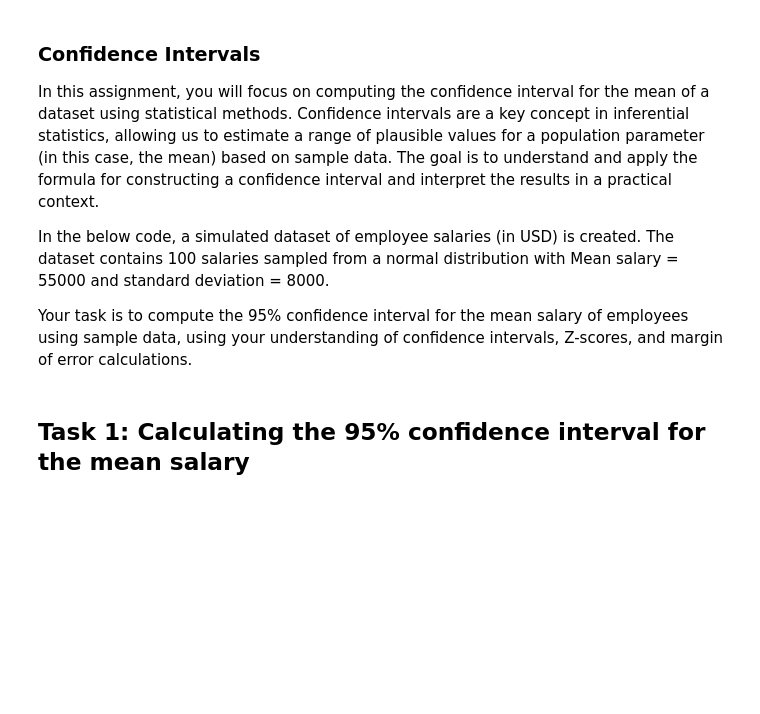
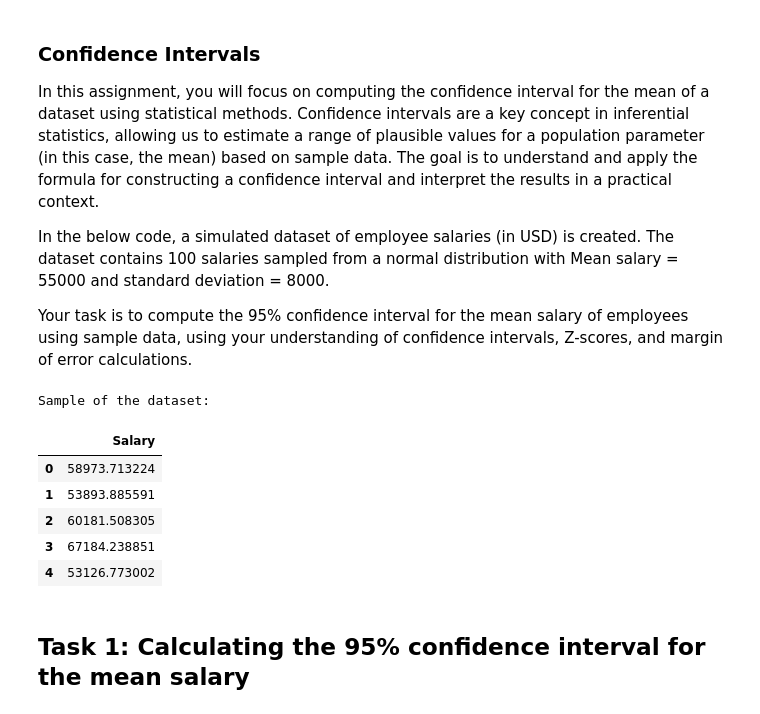
Before and after one commit to Victor-L-Almgren/Labs-and-exersizes, a Jupyter notebook: 6. Mathematical Statistics/Project part 3/Mathematical_Statistics_Project_Part_3.ipynb, the cells around one changed output. Cells and saved outputs as stored; diff of their text form; code cells hidden in the pictures; blank space fills up the shorter version.

```diff
--- a/6. Mathematical Statistics/Project part 3/Mathematical_Statistics_Project_Part_3.ipynb
+++ b/6. Mathematical Statistics/Project part 3/Mathematical_Statistics_Project_Part_3.ipynb
@@ -12,23 +12,38 @@ Your task is to compute the 95% confidence interval for the mean salary of emplo
 # %%
 # Import necessary libraries
 import numpy as np
 import pandas as pd
 from scipy import stats
 
 # Step 1: Generating the synthetic dataset
 # Setting seed for reproducibility
 np.random.seed(42)
 
 # Generating a dataset of employee salaries (in USD) with a normal distribution
 # Mean salary = 55000, Standard deviation = 8000, Sample size = 100
-salaries = np.random.normal(loc=55000, scale=8000, size=100)
+
+population_mean = 55000
+population_standard_deviation = 8000
+sample_size = 100
+
+salaries = np.random.normal(loc=population_mean, scale=population_standard_deviation, size=sample_size)
+sample_mean = np.mean(salaries)
 
 # Creating a DataFrame to store the dataset
 df_salaries = pd.DataFrame(salaries, columns=['Salary'])
 
 # Displaying the first few rows of the dataset
 print("Sample of the dataset:")
+
 df_salaries.head()
+# %% [output]
+Sample of the dataset:
+|  | Salary |
+| 0 | 58973.713224 |
+| 1 | 53893.885591 |
+| 2 | 60181.508305 |
+| 3 | 67184.238851 |
+| 4 | 53126.773002 |
 # %% [markdown]
 ## Task 1: Calculating the 95% confidence interval for the mean salary
 # %%
```
Also changed, not shown: parts of 3 cells of this notebook, 1 other file.
